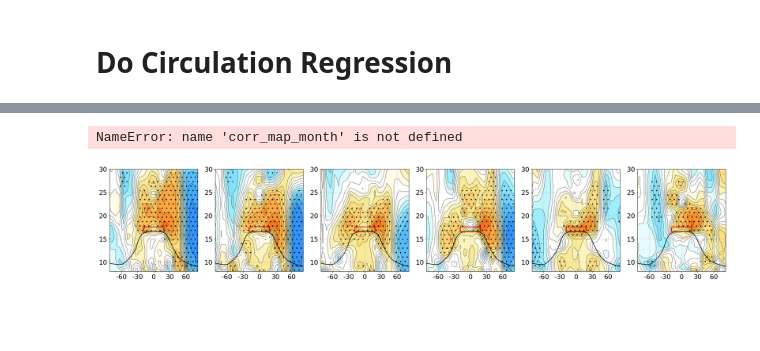
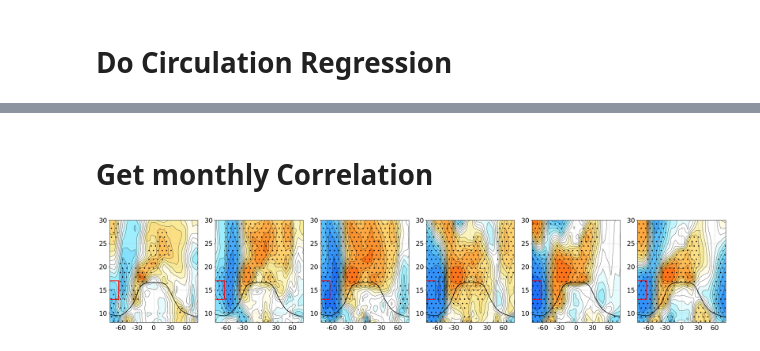
Before and after one commit to AodhanSweeney/StratTandO3trends, a Jupyter notebook: TrendAnalysis/GNSSTrends.ipynb, the cells around one changed output, grey strips where cells are left out. Saved outputs shown, nothing was run; the diff lists cells and outputs as text; code cells hidden in the pictures; blank space fills up the shorter version.

Commit message:
Adding Trend data

```diff
--- a/TrendAnalysis/GNSSTrends.ipynb
+++ b/TrendAnalysis/GNSSTrends.ipynb
@@ -126,10 +126,10 @@ Height Red Box:  16.6 to 17.6
 Lat Red Box:  -18.75 to 18.75
 # %%
 # define AWLS ([:, 83-94, 7-11] means [:, 16.6 - 18.6 km, -33.75S - 11.25S]
-anomalous_temp_in_box = temp_anoms_No_QBO_ENSO_sxx[:,83:94,13:17]
+anomalous_temp_in_box = temp_anoms_No_QBO_ENSO_sxx[:, 83:94, 7:11]
 
 # get latitude weights and take weighted average
-lat_weights = np.cos(np.deg2rad(zm_temp.lat[13:17].values))
+lat_weights = np.cos(np.deg2rad(zm_temp.lat[7:11].values))
 anomalous_temp_in_box = np.multiply(anomalous_temp_in_box, lat_weights[np.newaxis, np.newaxis, :])
 anomalous_temp_in_box = np.reshape(anomalous_temp_in_box, (len(anomalous_temp_in_box), 11*4))
 anomalous_temp_in_box = np.nansum(anomalous_temp_in_box, axis=1)/(np.sum(lat_weights)*11)
@@ -156,7 +156,7 @@ plt.contourf(zm_temp.lat, zm_temp.alt, significance_map.T, levels=[-1, 0, 1], co
 plt.plot(np.arange(-87.5,87.51,5), lrz, color='black')
 
 # add rectangle for AWLS region
-rect = patches.Rectangle((11.25, 16.6), 22.5, 2, linewidth=2, edgecolor='red', facecolor='none')
+rect = patches.Rectangle((-33.75, 16.6), 22.5, 2, linewidth=2, edgecolor='red', facecolor='none')
 plt.gca().add_patch(rect)
 
 # set tick params
@@ -383,7 +316,7 @@ for x in range(len(months1)):
     axes[x].plot(np.arange(-87.5,87.51,5), lrz, color='black')
 
     # add rectangle
-    rect = patches.Rectangle((-33.75, 16.6), 22.5, 2, linewidth=2, edgecolor='red', facecolor='none')
+    rect = patches.Rectangle((-86.25, 13.), 22.5, 4, linewidth=2, edgecolor='red', facecolor='none')
     axes[x].add_patch(rect)
 
     # set limits and add grid
@@ -406,47 +339,66 @@ for x in range(len(months1)):
+# %% [markdown]
+# Get monthly Correlation
 # %%
-d
-
-
-jan  = monthly_corr_map(temp_anoms_No_QBO_ENSO_sxx, anomalous_temp_in_box, 0)
-feb  = monthly_corr_map(temp_anoms_No_QBO_ENSO_sxx, anomalous_temp_in_box, 1)
-mar  = monthly_corr_map(temp_anoms_No_QBO_ENSO_sxx, anomalous_temp_in_box, 2)
-apr  = monthly_corr_map(temp_anoms_No_QBO_ENSO_sxx, anomalous_temp_in_box, 3)
-may  = monthly_corr_map(temp_anoms_No_QBO_ENSO_sxx, anomalous_temp_in_box, 4)
-jun  = monthly_corr_map(temp_anoms_No_QBO_ENSO_sxx, anomalous_temp_in_box, 5)
-jul  = corr_map_month(temp_anoms_No_QBO_ENSO_sxx, anomalous_temp_in_box, 6)
-aug  = corr_map_month(temp_anoms_No_QBO_ENSO_sxx, anomalous_temp_in_box, 7)
-sep  = corr_map_month(temp_anoms_No_QBO_ENSO_sxx, anomalous_temp_in_box, 8)
-occ  = corr_map_month(temp_anoms_No_QBO_ENSO_sxx, anomalous_temp_in_box, 9)
-nov  = corr_map_month(temp_anoms_No_QBO_ENSO_sxx, anomalous_temp_in_box, 10)
-dec  = corr_map_month(temp_anoms_No_QBO_ENSO_sxx, anomalous_temp_in_box, 11)
+jan  = toolbox.monthly_corr_map(temp_anoms_No_QBO_ENSO_sxx, anomalous_temp_in_box, 0)
+feb  = toolbox.monthly_corr_map(temp_anoms_No_QBO_ENSO_sxx, anomalous_temp_in_box, 1)
+mar  = toolbox.monthly_corr_map(temp_anoms_No_QBO_ENSO_sxx, anomalous_temp_in_box, 2)
+apr  = toolbox.monthly_corr_map(temp_anoms_No_QBO_ENSO_sxx, anomalous_temp_in_box, 3)
+may  = toolbox.monthly_corr_map(temp_anoms_No_QBO_ENSO_sxx, anomalous_temp_in_box, 4)
+jun  = toolbox.monthly_corr_map(temp_anoms_No_QBO_ENSO_sxx, anomalous_temp_in_box, 5)
+jul  = toolbox.monthly_corr_map(temp_anoms_No_QBO_ENSO_sxx, anomalous_temp_in_box, 6)
+aug  = toolbox.monthly_corr_map(temp_anoms_No_QBO_ENSO_sxx, anomalous_temp_in_box, 7)
+sep  = toolbox.monthly_corr_map(temp_anoms_No_QBO_ENSO_sxx, anomalous_temp_in_box, 8)
+occ  = toolbox.monthly_corr_map(temp_anoms_No_QBO_ENSO_sxx, anomalous_temp_in_box, 9)
+nov  = toolbox.monthly_corr_map(temp_anoms_No_QBO_ENSO_sxx, anomalous_temp_in_box, 10)
+dec  = toolbox.monthly_corr_map(temp_anoms_No_QBO_ENSO_sxx, anomalous_temp_in_box, 11)
-# %% [output]
-NameError: name 'corr_map_month' is not defined
 # %%
+# only plot six months at a time
 months1 = [jan, feb, mar, apr, may, jun]
-#months2 = [jul, aug, sep, occ, nov, dec]
+months2 = [jul, aug, sep, occ, nov, dec]
 
+# define correlation levels
 levels = np.arange(-1,1.01,.1)
+
+# select part of year to plot, and trends, circ regr, or difference
+months = months2
+
+# create plot
 fig, axs = plt.subplots(1,6, figsize=(30,5))
 axes = axs.ravel()
 for x in range(len(months1)):
-    axes[x].contour(zm_temp.lat, zm_temp.alt, months1[x][:,:,0], levels=levels,colors='black', extend='both', linewidths=0.5, linestyles=np.where(levels >= 0, "-", "-"))
-    axes[x].contourf(zm_temp.lat, zm_temp.alt,  months1[x][:,:,0], levels=levels,cmap=custom_cmap, extend='both')
-    axes[x].contourf(zm_temp.lat, zm_temp.alt, months1[x][:,:,1], levels=[-1, 0, 1], colors='none', hatches=[None,'.'])
+
+    # plot contour plots
+    axes[x].contour(zm_temp.lat, zm_temp.alt, months[x][:,:,0], levels=levels,
+                    colors='black', extend='both', linewidths=0.5,
+                    linestyles=np.where(levels >= 0, "-", "-"))
+    axes[x].contourf(zm_temp.lat, zm_temp.alt,  months[x][:,:,0], levels=levels,
+                     cmap=custom_cmap, extend='both')
+
+    # plot significance
+    axes[x].contourf(zm_temp.lat, zm_temp.alt, months[x][:,:,1], levels=[-1, 0, 1],
+                     colors='none', hatches=[None,'.'])
     axes[x].plot(np.arange(-87.5,87.51,5), lrz, color='black')
-    rect = patches.Rectangle((-18.75, 16.6), 37.5, 1, linewidth=2, edgecolor='red', facecolor='none')
+
+    # add rectangle to highlight AWLS region
+    rect = patches.Rectangle((-86.25, 13), 22.5, 4, linewidth=2, edgecolor='red',
+                             facecolor='none')
     axes[x].add_patch(rect)
+
+     # set limits and add grid
     axes[x].set_ylim(8,30)
-    axes[x].set_xlim(-82,82)
+    axes[x].set_xlim(-80,80)
     axes[x].grid(alpha=0.5)
+
+
+    # set x and y ticks
     x_vals = [-60, -30, 0, 30, 60]
+    y_vals = [10,15,20,25,30]
     axes[x].set_xticks(x_vals)
     axes[x].set_xticklabels([str(year) for year in x_vals])
-    y_vals = [10,15,20,25,30]
     axes[x].set_yticks(y_vals)
     axes[x].set_yticklabels([str(year) for year in y_vals])
     axes[x].tick_params(axis='both', which='major', labelsize=18)
-    #axes[x].tick_params(axis='both', which='major', labelsize=20)
 
 #plt.savefig('/home/disk/p/aodhan/GNSSTrends/figures/ROCircRegrJanJun', dpi=300)
 # %% [output]
-[figure, old version]
+[figure, new version]
```
Also changed, not shown: parts of 9 cells of this notebook, 1 other file.
